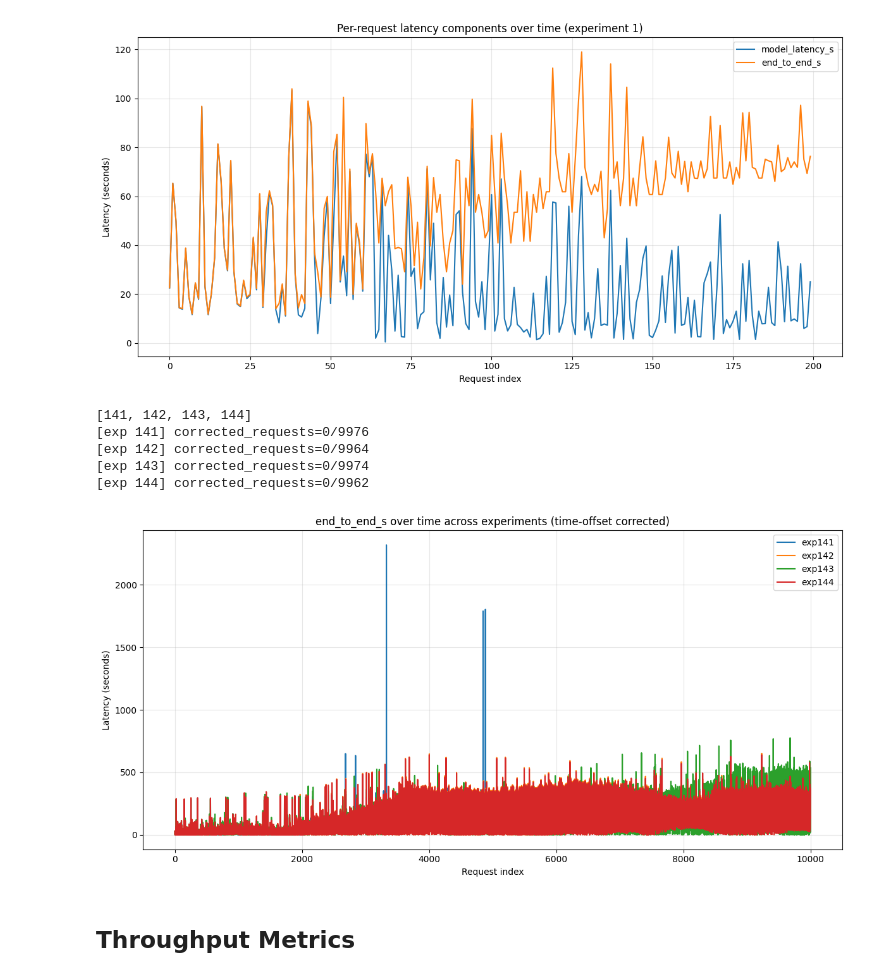
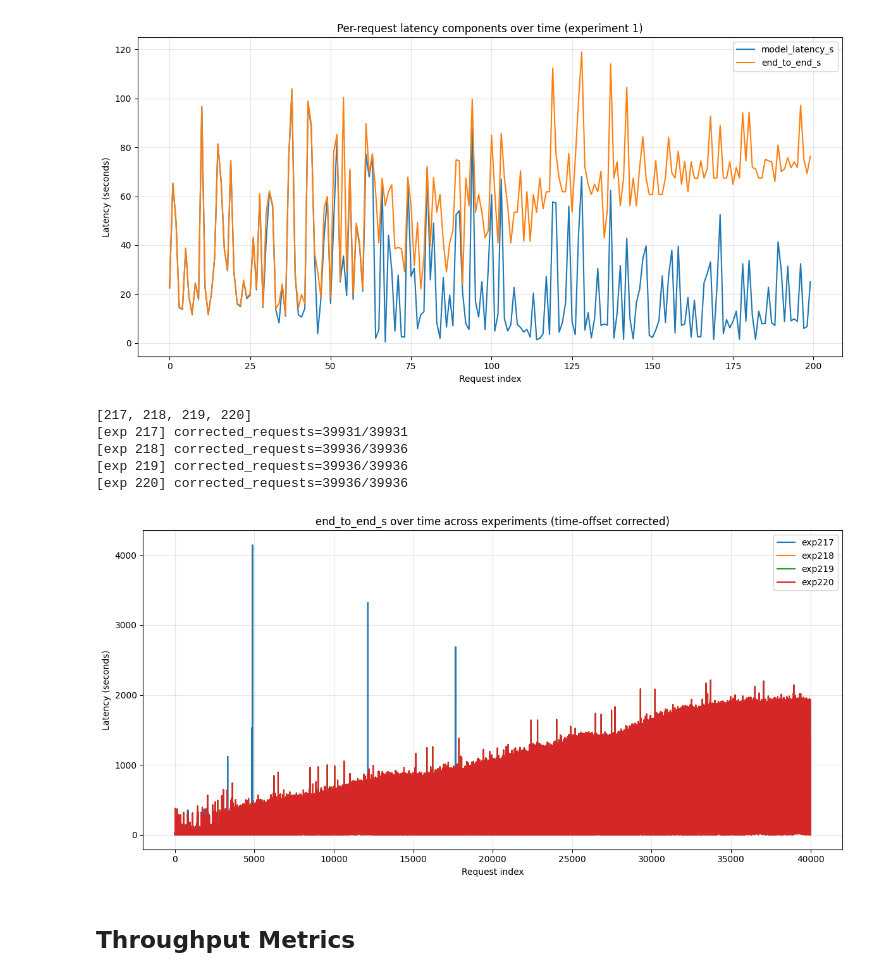
Before and after one commit to immengzi/LLM-LA, a Jupyter notebook: microservice/analysis.ipynb, the cells around one changed output. Cells and saved outputs as stored; diff of their text form; code cells hidden in the pictures.

```diff
--- a/microservice/analysis.ipynb
+++ b/microservice/analysis.ipynb
@@ -303,7 +303,7 @@ from experiment_analysis import load_experiment_latencies, experiments_from_seri
 import matplotlib.pyplot as plt
 
 # ---- choose experiments ----
-series_ids = [35]
+series_ids = [54]
 experiments = experiments_from_series(series_ids)
 print(experiments)
 # ----------------------------
@@ -334,39 +334,39 @@ for exp_id in experiments:
         )
         .sort_values("idx")
         .reset_index(drop=True)
     )
 
     # (optional) sanity: how many requests actually got corrected?
     if APPLY_TIME_OFFSETS and "applied_time_offset_s" in df.columns:
         n_corr = int(df["applied_time_offset_s"].notna().sum())
         print(f"[exp {exp_id}] corrected_requests={n_corr}/{len(df)}")
 
     if metric not in df.columns:
         print(f"Skipping exp{exp_id}: {metric} not found")
         continue
 
     x = df["idx"]
     y = df[metric]
 
     plt.plot(x, y, label=f"exp{exp_id}")
 
 plt.xlabel("Request index")
 plt.ylabel("Latency (seconds)")
 plt.title(
     f"{metric} over time across experiments "
     + ("(time-offset corrected)" if APPLY_TIME_OFFSETS else "(raw clocks)")
 )
 plt.legend(loc="upper right")
 plt.grid(True, alpha=0.3)
 plt.tight_layout()
 plt.show()
 # %% [output]
-[141, 142, 143, 144]
-[exp 141] corrected_requests=0/9976
-[exp 142] corrected_requests=0/9964
-[exp 143] corrected_requests=0/9974
-[exp 144] corrected_requests=0/9962
+[217, 218, 219, 220]
+[exp 217] corrected_requests=39931/39931
+[exp 218] corrected_requests=39936/39936
+[exp 219] corrected_requests=39936/39936
+[exp 220] corrected_requests=39936/39936
-[figure, old version]
+[figure, new version]
 # %% [markdown]
 ## Throughput Metrics
 # %%
```
Also changed, not shown: parts of 10 cells of this notebook, 27 other files.
